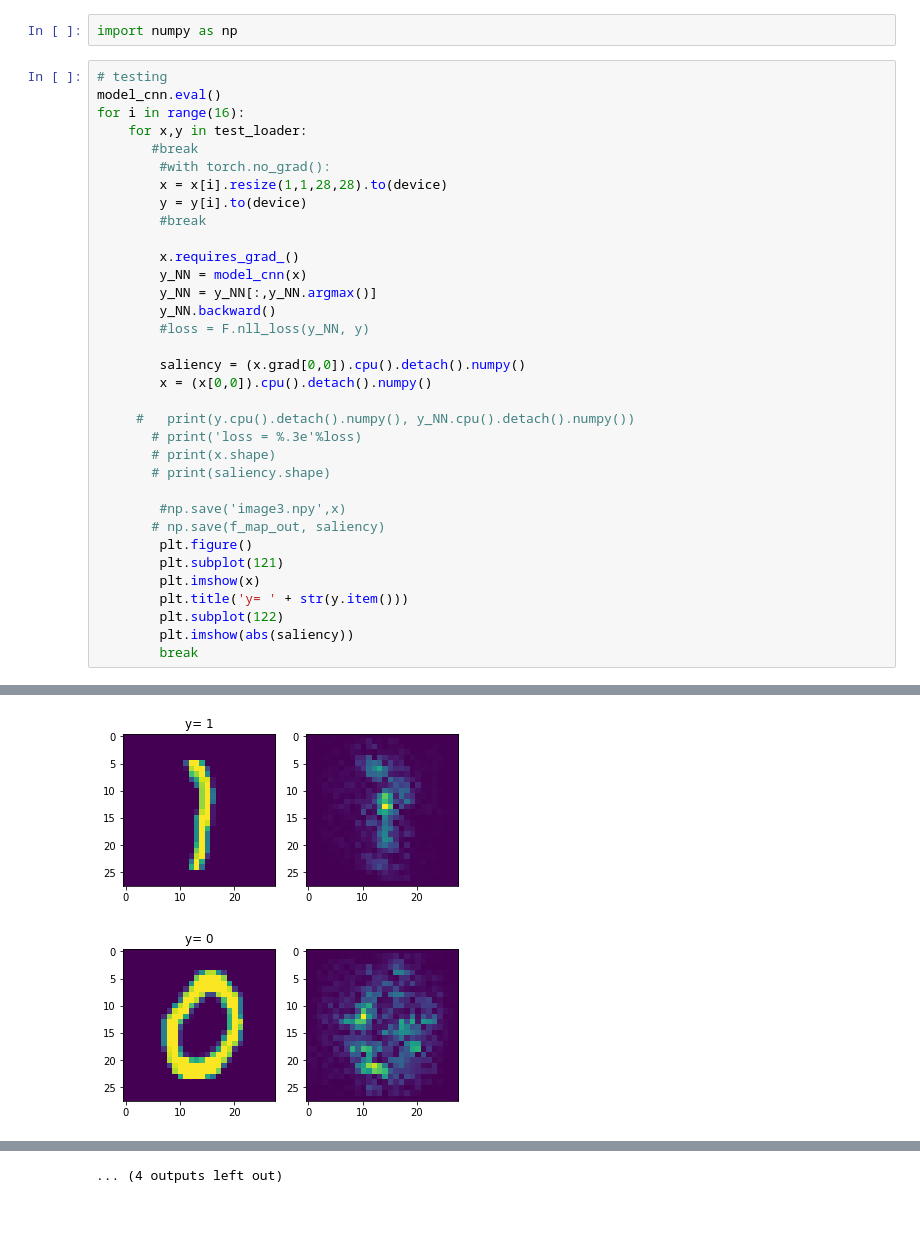
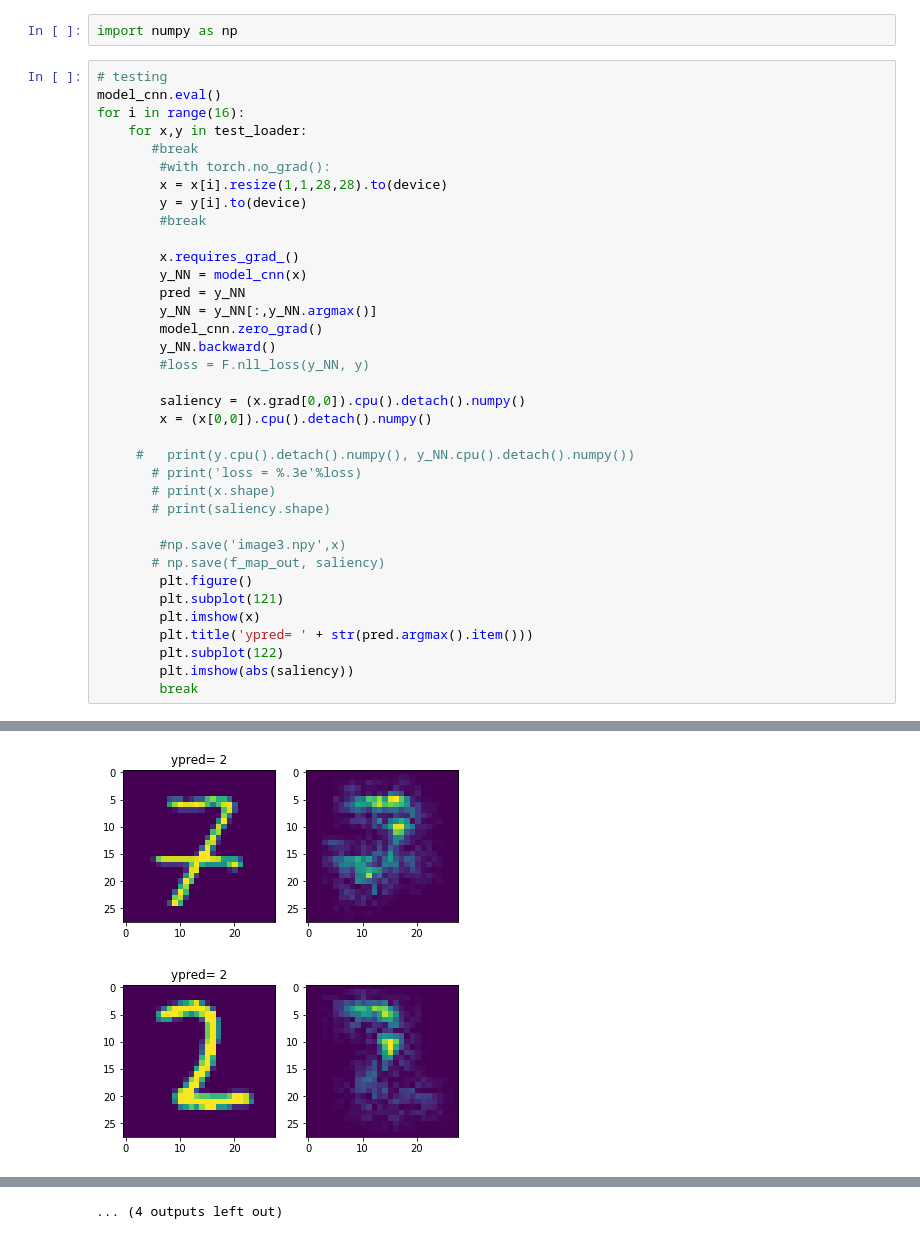
Before and after one commit to gdelfe/Deep_Learning_for_neural_decoding_of_spleep_awake_brain, a Jupyter notebook: notebooks/MNIST Saliency Example.ipynb, the cells around one changed output, grey strips where cells are left out. Cells and saved outputs as stored; diff of their text form.

```diff
--- a/notebooks/MNIST Saliency Example.ipynb
+++ b/notebooks/MNIST Saliency Example.ipynb
@@ -155,7 +168,9 @@ for i in range(16):
 
         x.requires_grad_()
         y_NN = model_cnn(x)
+        pred = y_NN
         y_NN = y_NN[:,y_NN.argmax()]
+        model_cnn.zero_grad()
         y_NN.backward()
         #loss = F.nll_loss(y_NN, y)
 
@@ -172,7 +187,7 @@ for i in range(16):
         plt.figure()
         plt.subplot(121)
         plt.imshow(x)
-        plt.title('y= ' + str(y.item()))
+        plt.title('ypred= ' + str(pred.argmax().item()))
         plt.subplot(122)
         plt.imshow(abs(saliency))
         break
@@ -189,2 +204,2 @@ for i in range(16):
-[figure, old version]
+[figure, new version]
-[figure, old version]
+[figure, new version]
```
Also changed, not shown: parts of 4 cells of this notebook, 1 other file.
